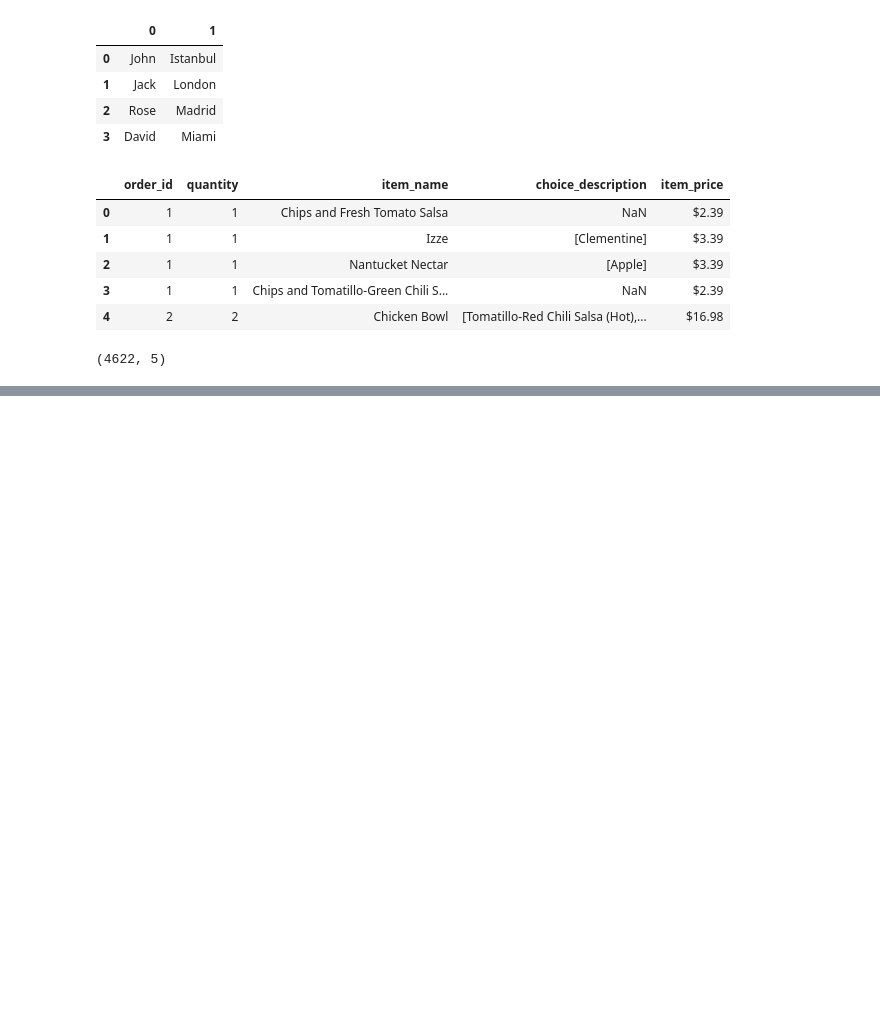
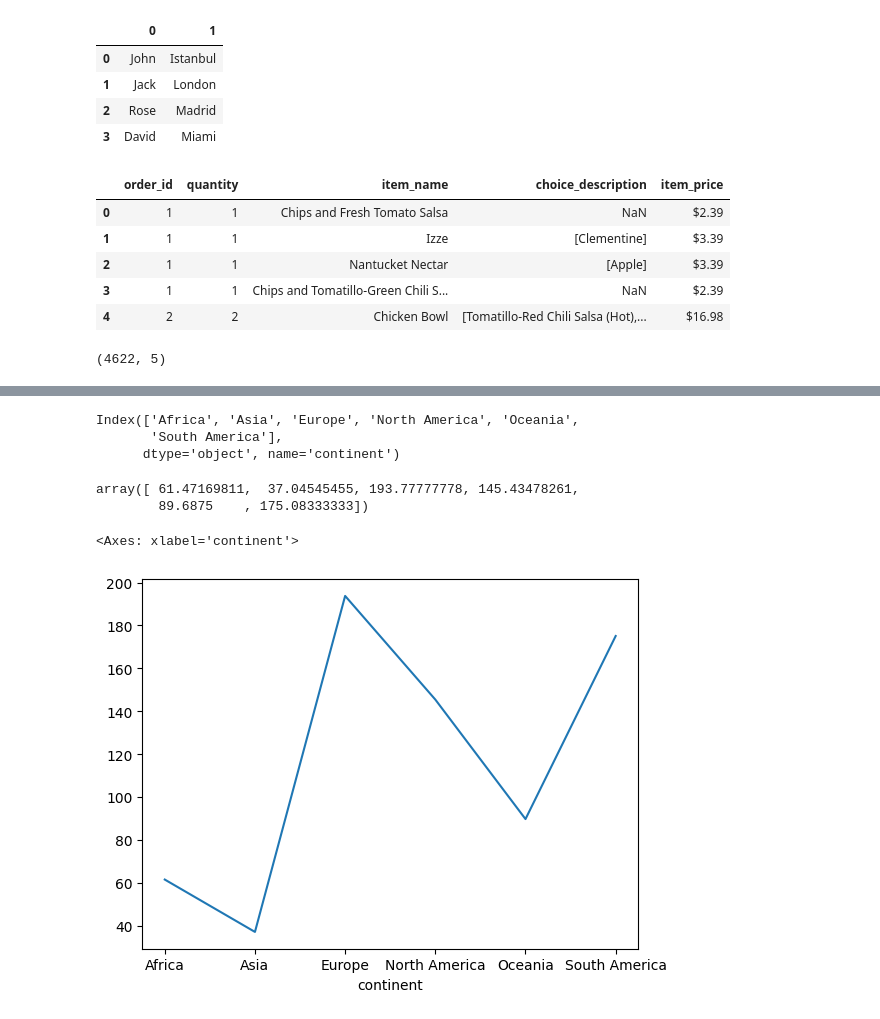
Before and after one commit to Shahd628/DSA201_2025_2026_FALL, a Jupyter notebook: Week04/Lecture/pandas_lecture1.ipynb, the cells around one changed output, grey strips where cells are left out. Saved outputs shown, nothing was run; the diff lists cells and outputs as text; code cells hidden in the pictures; blank space fills up the shorter version.

```diff
--- a/Week04/Lecture/pandas_lecture1.ipynb
+++ b/Week04/Lecture/pandas_lecture1.ipynb
@@ -387,0 +838,3 @@ orders.shape
+# %%
+drinks = pd.read_csv("http://bit.ly/drinksbycountry")
+drinks.head()
@@ -387,0 +946,16 @@ orders.shape
+# %%
+drinks.groupby("continent")["beer_servings"].mean().index
+# %% [output]
+Index(['Africa', 'Asia', 'Europe', 'North America', 'Oceania',
+       'South America'],
+      dtype='object', name='continent')
+# %%
+drinks.groupby("continent")["beer_servings"].mean().values
+# %% [output]
+array([ 61.47169811,  37.04545455, 193.77777778, 145.43478261,
+        89.6875    , 175.08333333])
+# %%
+drinks.groupby("continent")["beer_servings"].mean().plot()
+# %% [output]
+<Axes: xlabel='continent'>
+[figure, added]
```
Also changed, not shown: parts of 60 cells of this notebook.
